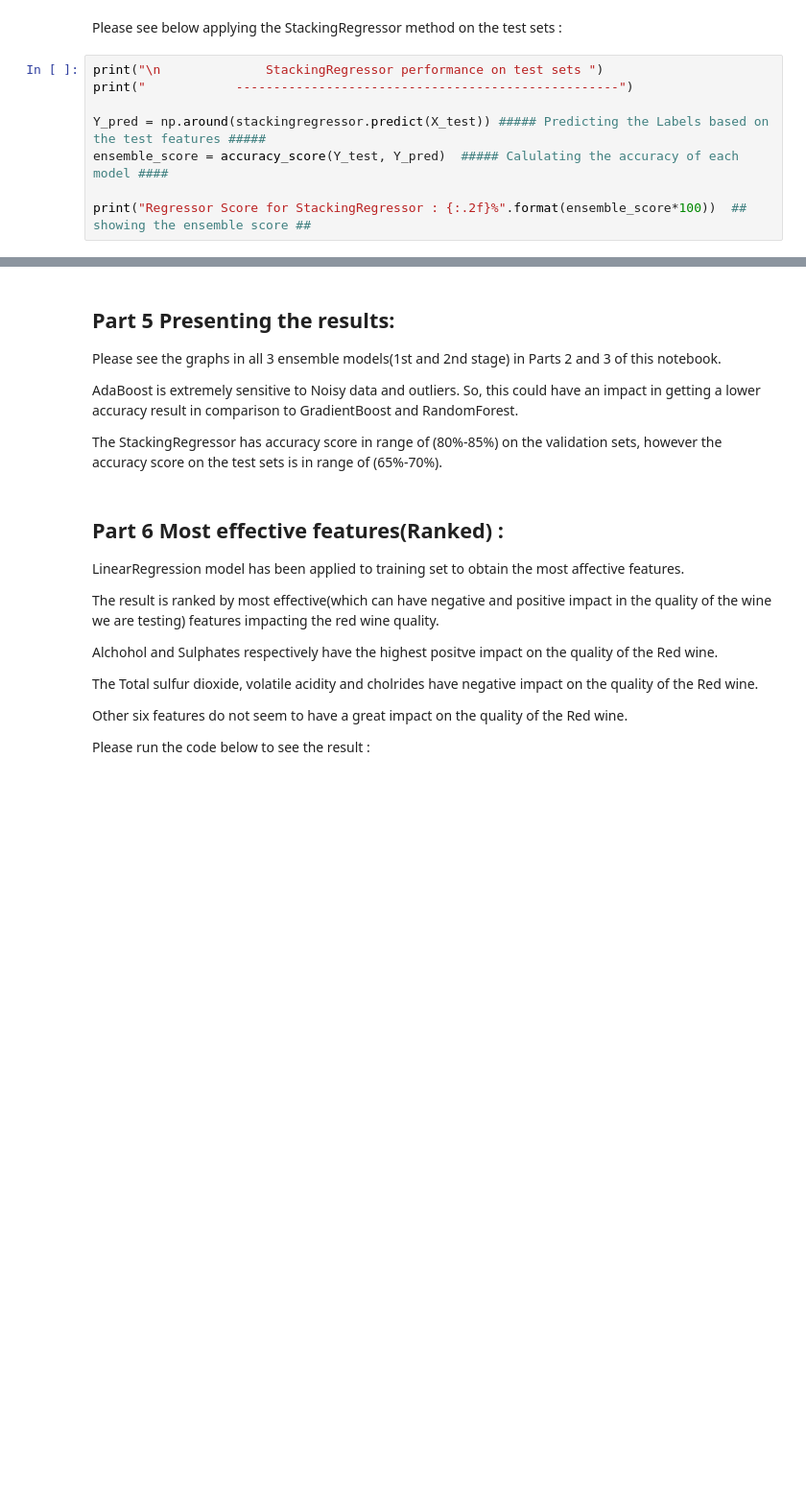
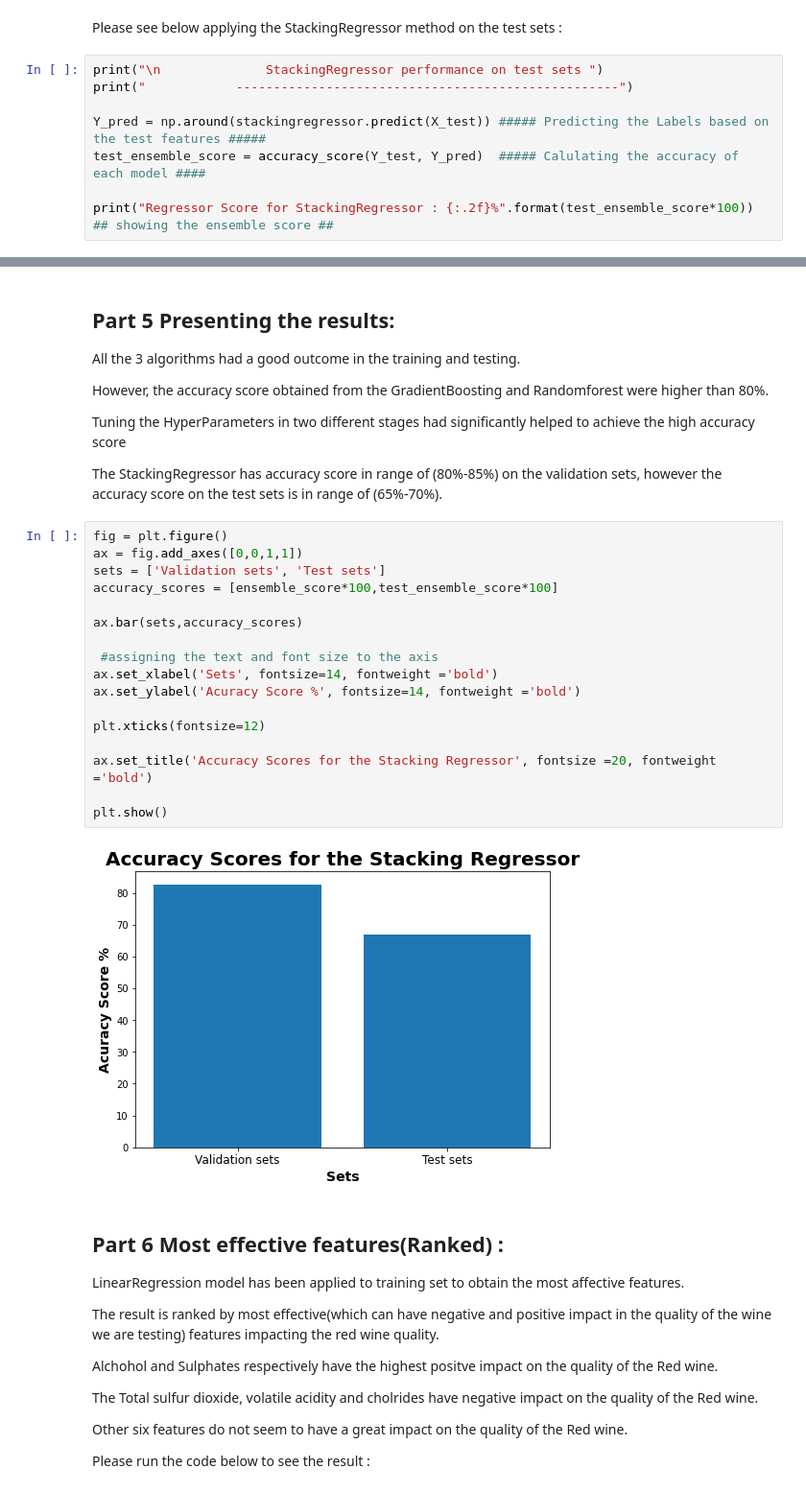
Before and after one commit to Farhad1353/Ensemble-Predicting_Products-Quality, a Jupyter notebook: __Main__.ipynb, the cells around one changed output, grey strips where cells are left out. Shown at 96% size. Saved outputs shown, nothing was run; the diff lists cells and outputs as text; blank space fills up the shorter version.

Commit message:
part 5 and 6

```diff
--- a/__Main__.ipynb
+++ b/__Main__.ipynb
@@ -935,9 +935,9 @@ print("\n              StackingRegressor performance on test sets ")
 print("            ---------------------------------------------------")
 
 Y_pred = np.around(stackingregressor.predict(X_test)) ##### Predicting the Labels based on the test features #####
-ensemble_score = accuracy_score(Y_test, Y_pred)  ##### Calulating the accuracy of each model ####
+test_ensemble_score = accuracy_score(Y_test, Y_pred)  ##### Calulating the accuracy of each model ####
 
-print("Regressor Score for StackingRegressor : {:.2f}%".format(ensemble_score*100))  ## showing the ensemble score ##
+print("Regressor Score for StackingRegressor : {:.2f}%".format(test_ensemble_score*100))  ## showing the ensemble score ##
 # %% [output]
               StackingRegressor performance on test sets
             ---------------------------------------------------
@@ -945,11 +945,32 @@ Regressor Score for StackingRegressor : 67.61%
 # %% [markdown]
 ## Part 5 Presenting the results:
 
-Please see the graphs in all 3 ensemble models(1st and 2nd stage) in Parts 2 and 3 of this notebook.
+All the 3 algorithms had a good outcome in the training and testing.
 
-AdaBoost is extremely sensitive to Noisy data and outliers. So, this could have an impact in getting a lower accuracy result in comparison to GradientBoost and RandomForest.
+However, the accuracy score obtained from the GradientBoosting and Randomforest were higher than 80%.
+
+Tuning the HyperParameters in two different stages had significantly helped to achieve the high accuracy score
 
 The StackingRegressor has accuracy score in range of (80%-85%) on the validation sets, however the accuracy score on the test sets is in range of (65%-70%).
+# %%
+fig = plt.figure()
+ax = fig.add_axes([0,0,1,1])
+sets = ['Validation sets', 'Test sets']
+accuracy_scores = [ensemble_score*100,test_ensemble_score*100]
+
+ax.bar(sets,accuracy_scores)
+
+ #assigning the text and font size to the axis
+ax.set_xlabel('Sets', fontsize=14, fontweight ='bold')
+ax.set_ylabel('Acuracy Score %', fontsize=14, fontweight ='bold')
+
+plt.xticks(fontsize=12)
+
+ax.set_title('Accuracy Scores for the Stacking Regressor', fontsize =20, fontweight ='bold')
+
+plt.show()
+# %% [output]
+[figure, added]
 # %% [markdown]
 ## Part 6  Most effective features(Ranked) :
 
```
Also changed, not shown: parts of 3 cells of this notebook.
